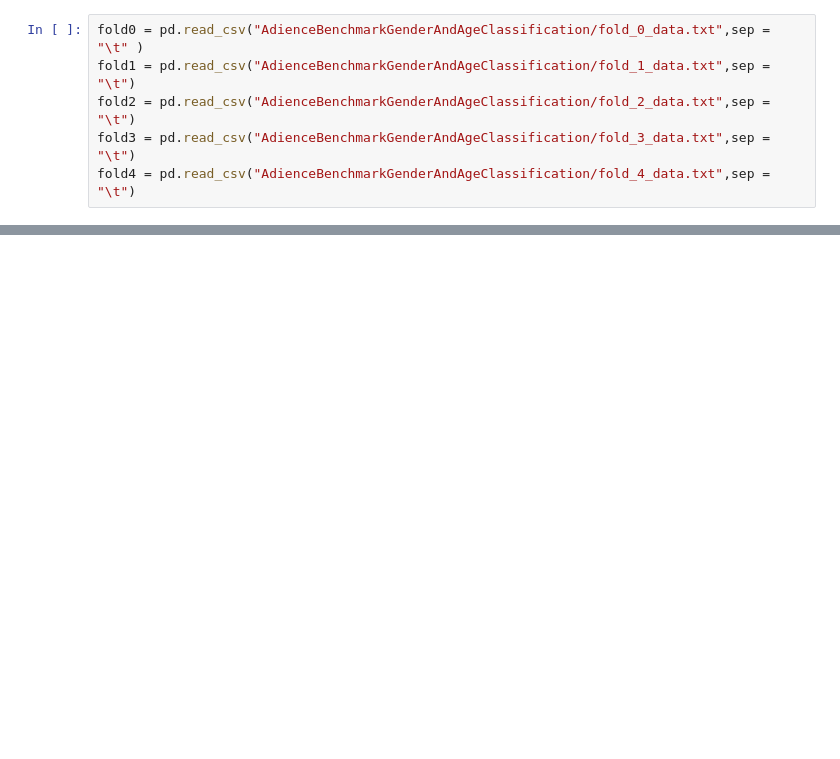
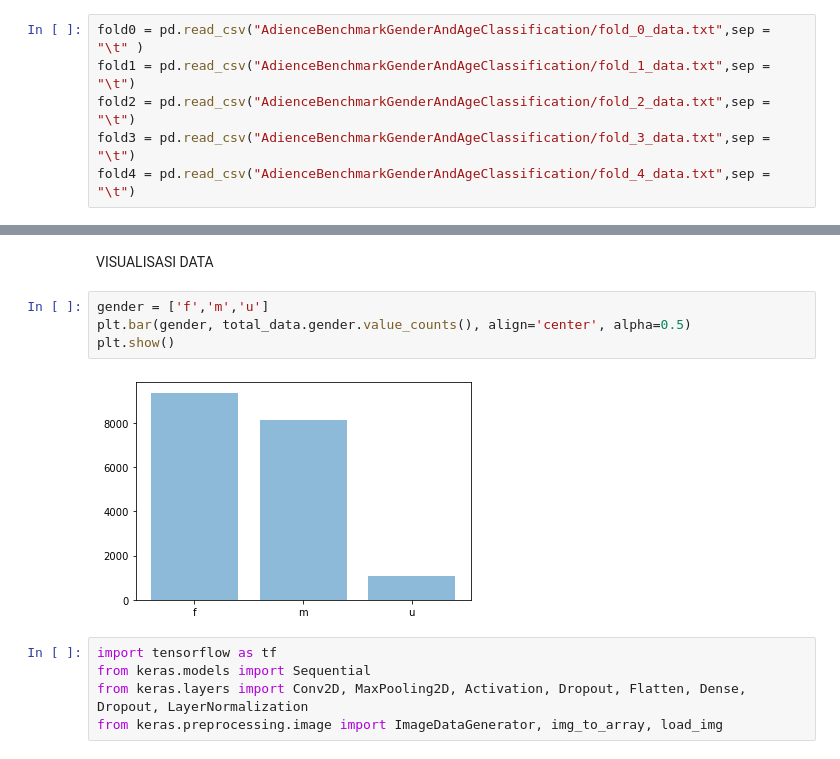
Before and after one commit to alfinyusriansyah/Project_Pembelajaran_Mesin, a Jupyter notebook: pembelajaran-mesin/Project.ipynb, the cells around one changed output, grey strips where cells are left out. Drawn from its saved outputs; the diff is of its cells as text; blank space fills up the shorter version.

Commit message:
Update Project, Progress : Load Data & read Data

```diff
--- a/pembelajaran-mesin/Project.ipynb
+++ b/pembelajaran-mesin/Project.ipynb
@@ -58,0 +59,13 @@ SyntaxError: ignored
+# %% [markdown]
+VISUALISASI DATA
+# %%
+gender = ['f','m','u']
+plt.bar(gender, total_data.gender.value_counts(), align='center', alpha=0.5)
+plt.show()
+# %% [output]
+[figure, added]
+# %%
+import tensorflow as tf
+from keras.models import Sequential
+from keras.layers import Conv2D, MaxPooling2D, Activation, Dropout, Flatten, Dense, Dropout, LayerNormalization
+from keras.preprocessing.image import ImageDataGenerator, img_to_array, load_img
```
Also changed, not shown: parts of 7 cells of this notebook.
